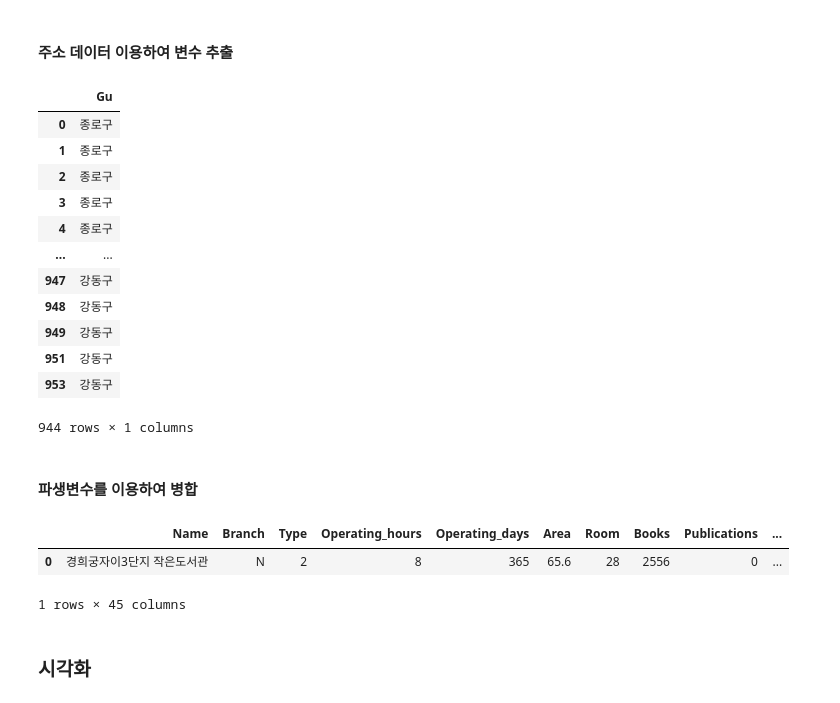
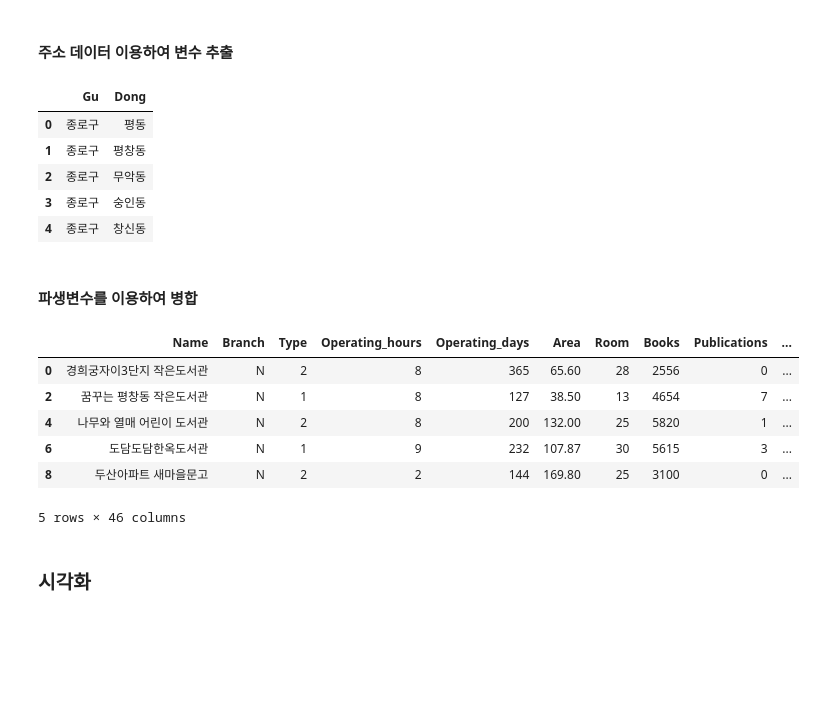
Before and after one commit to dev-gw/SSL_analysis, a Jupyter notebook: Library_DS.ipynb, the cells around one changed output. Cells and saved outputs as stored; diff of their text form; code cells hidden in the pictures; blank space fills up the shorter version.

```diff
--- a/Library_DS.ipynb
+++ b/Library_DS.ipynb
@@ -63,22 +64,19 @@ data.columns = ['Name','Branch', 'Type', 'Operating_hours', 'Operating_days', 'A
 for index, row in data.iterrows():
   address = str(data.loc[index, 'Address'])
   data.loc[index, 'Gu'] = address.split(sep=' ')[1]
+
+for index, row in data.iterrows():
+  address = str(data.loc[index, 'Address'])
+  data.loc[index, 'Dong'] = address.split(sep=' ')[2]
 # %%
-data[['Gu']]
+data[['Gu', 'Dong']].head(5)
 # %% [output]
-|  | Gu |
-| 0 | 종로구 |
-| 1 | 종로구 |
-| 2 | 종로구 |
-| 3 | 종로구 |
-| 4 | 종로구 |
-| ... | ... |
-| 947 | 강동구 |
-| 948 | 강동구 |
-| 949 | 강동구 |
-| 951 | 강동구 |
-| 953 | 강동구 |
+|  | Gu | Dong |
+| 0 | 종로구 | 평동 |
+| 1 | 종로구 | 평창동 |
+| 2 | 종로구 | 무악동 |
+| 3 | 종로구 | 숭인동 |
+| 4 | 종로구 | 창신동 |
-944 rows × 1 columns
 # %% [markdown]
 #### 파생변수를 이용하여 병합
 # %%
@@ -87,12 +85,18 @@ seoul_population = pd.read_excel('/content/drive/MyDrive/Contest/Library/Dataset
 # %%
 data_merge = data.merge(seoul_class, on='Gu', how='left')
 data_merge = data_merge.merge(seoul_population, on='Gu', how='left')
+# 중복 행 지우기
+data_merge.drop_duplicates(inplace=True)
 # %%
-data_merge.head(1)
+data_merge.head()
 # %% [output]
 |  | Name | Branch | Type | Operating_hours | Operating_days | Area | Room | Books | Publications | ... |
-| 0 | 경희궁자이3단지 작은도서관 | N | 2 | 8 | 365 | 65.6 | 28 | 2556 | 0 | ... |
+| 0 | 경희궁자이3단지 작은도서관 | N | 2 | 8 | 365 | 65.60 | 28 | 2556 | 0 | ... |
+| 2 | 꿈꾸는 평창동 작은도서관 | N | 1 | 8 | 127 | 38.50 | 13 | 4654 | 7 | ... |
+| 4 | 나무와 열매 어린이 도서관 | N | 2 | 8 | 200 | 132.00 | 25 | 5820 | 1 | ... |
+| 6 | 도담도담한옥도서관 | N | 1 | 9 | 232 | 107.87 | 30 | 5615 | 3 | ... |
+| 8 | 두산아파트 새마을문고 | N | 2 | 2 | 144 | 169.80 | 25 | 3100 | 0 | ... |
-1 rows × 45 columns
+5 rows × 46 columns
 # %% [markdown]
 ### **시각화**
 # %%
```
Also changed, not shown: parts of 24 cells of this notebook.
